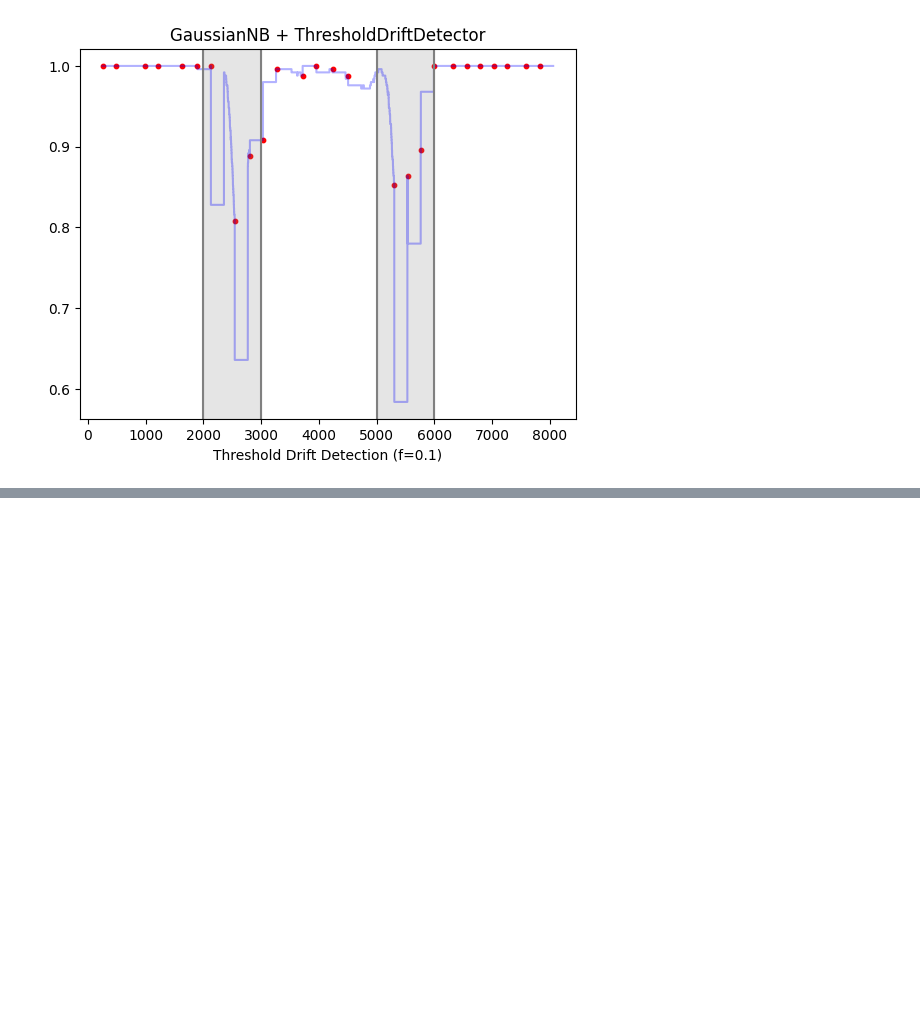
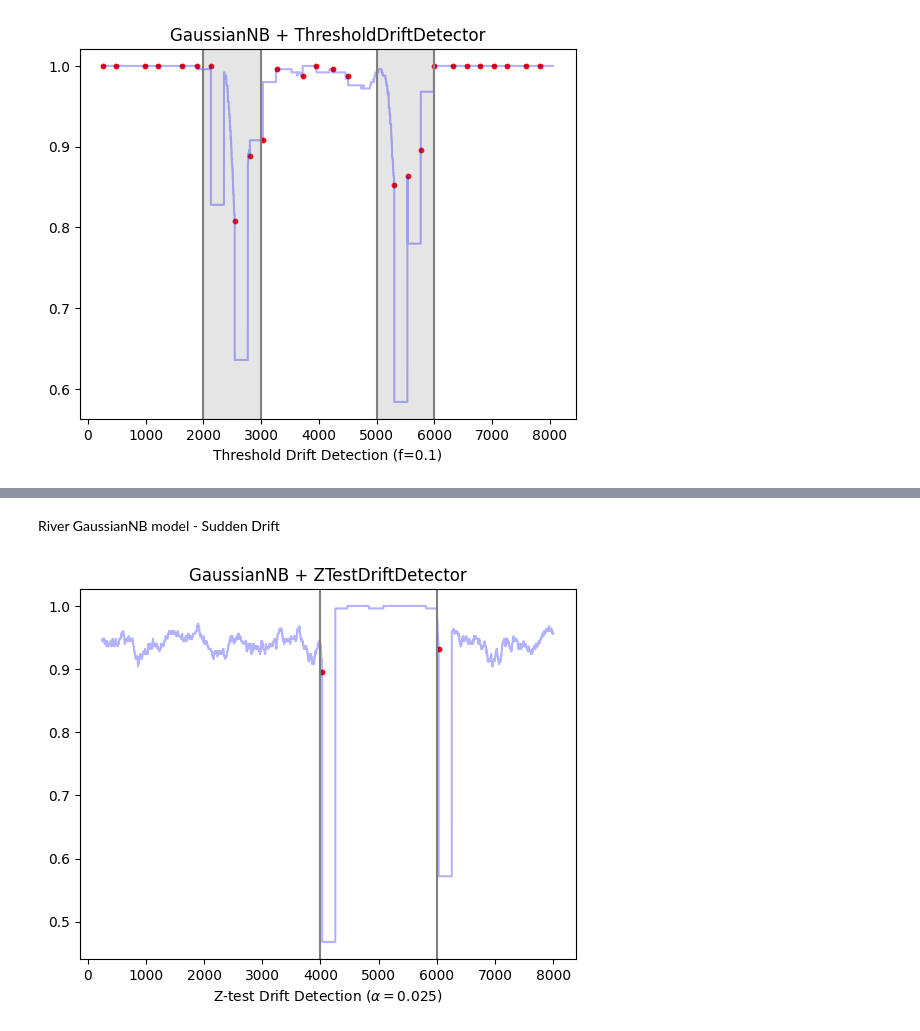
Before and after one commit to dariomalchiodi/occ-drift-detection, a Jupyter notebook: ht2d_test.ipynb, the cells around one changed output, grey strips where cells are left out. Saved outputs shown, nothing was run; the diff lists cells and outputs as text; code cells hidden in the pictures; blank space fills up the shorter version.

```diff
--- a/ht2d_test.ipynb
+++ b/ht2d_test.ipynb
@@ -712,0 +985,38 @@ plt.show()
+# %% [markdown]
+River GaussianNB model - Sudden Drift
+# %%
+#Ztest Sudden
+# Parameters (reuse same as before)
+n = 250     # window size
+f = 0.1     # outlier fraction threshold
+nu = 0.1    # OCC parameter
+gamma = 0.5 # OCC parameter (for OCC, unchanged)
+max_t = 8_000
+
+# Choose which stream scenario you want to test
+seed = 42
+stream = stream_factory_sudden(seed)   # or stream_factory(seed), stream_factory_3(seed), etc.
+
+# Use river.naive_bayes.GaussianNB via our adapter
+model = GaussianNBClassifier()
+
+# Pick a detector – for example, Z-test
+alpha = 0.025
+detector = ZTestDriftDetector(alpha)
+
+accuracy_gnb, detected_drifts_gnb = experiment(
+    n=n,
+    nu=nu,
+    gamma=gamma,
+    max_t=max_t,
+    stream=stream,
+    detector=detector,
+    model=model,
+)
+
+fig, ax = plt.subplots()
+generate_figure(ax, [accuracy_gnb], [detected_drifts_gnb], stream, detector)
+ax.set_title("GaussianNB + ZTestDriftDetector")
+plt.show()
+# %% [output]
+[figure, added]
```
Also changed, not shown: parts of 75 cells of this notebook, 2 other files.
